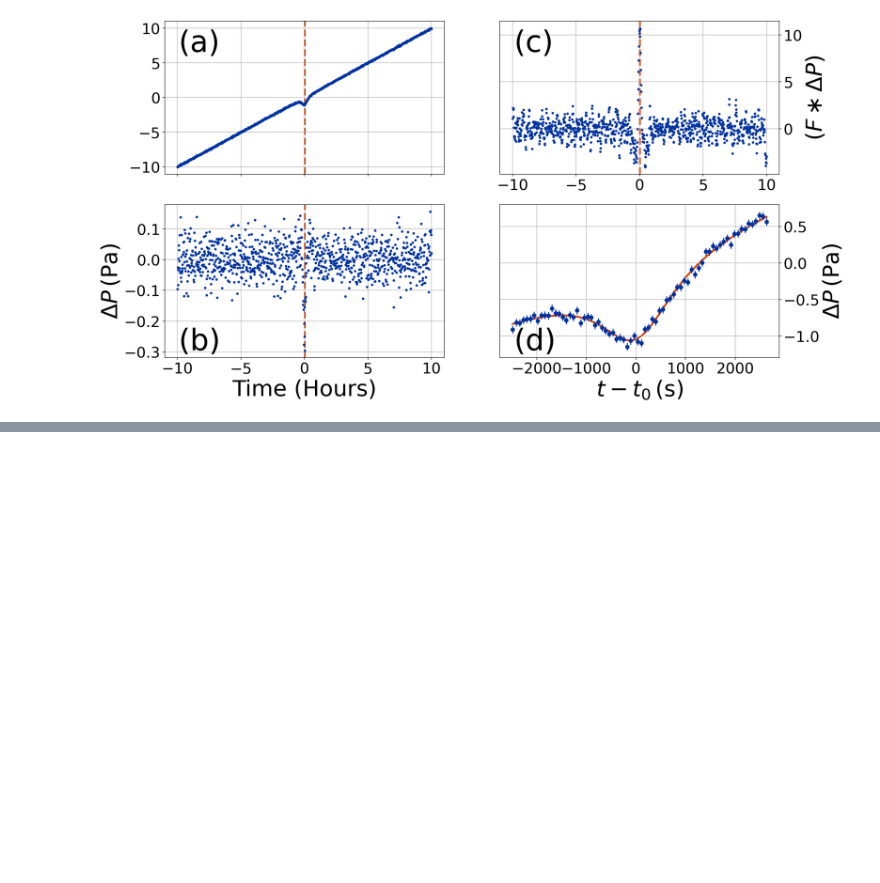
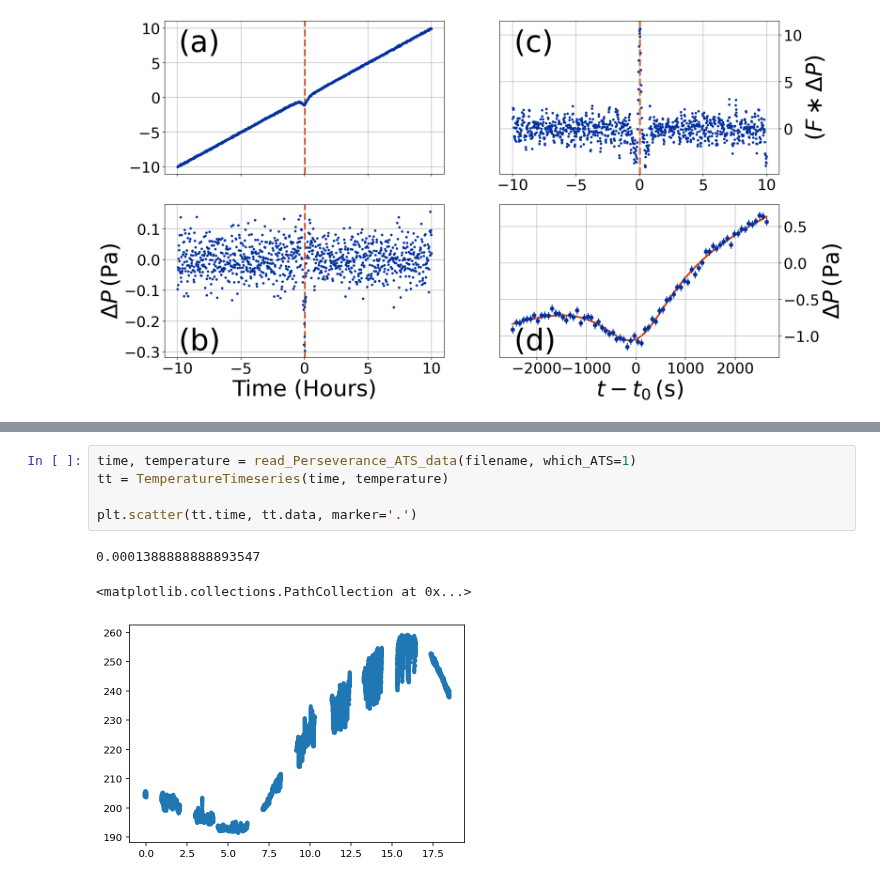
Before and after one commit to BoiseStatePlanetary/muldoon, a Jupyter notebook: docs/examples/Using_Muldoon.ipynb, the cells around one changed output, grey strips where cells are left out. Cells and saved outputs as stored; diff of their text form; blank space fills up the shorter version.

Commit message:
Fixed read_data so that ATS sub-second sampling is incorporated

```diff
--- a/docs/examples/Using_Muldoon.ipynb
+++ b/docs/examples/Using_Muldoon.ipynb
@@ -159,0 +174,9 @@ mt.make_conditioned_data_figure(write_filename="./test_");
+# %%
+time, temperature = read_Perseverance_ATS_data(filename, which_ATS=1)
+tt = TemperatureTimeseries(time, temperature)
+
+plt.scatter(tt.time, tt.data, marker='.')
+# %% [output]
+0.0001388888888893547
+<matplotlib.collections.PathCollection at 0x...>
+[figure, added]
```
Also changed, not shown: parts of 7 cells of this notebook, 2 other files.
